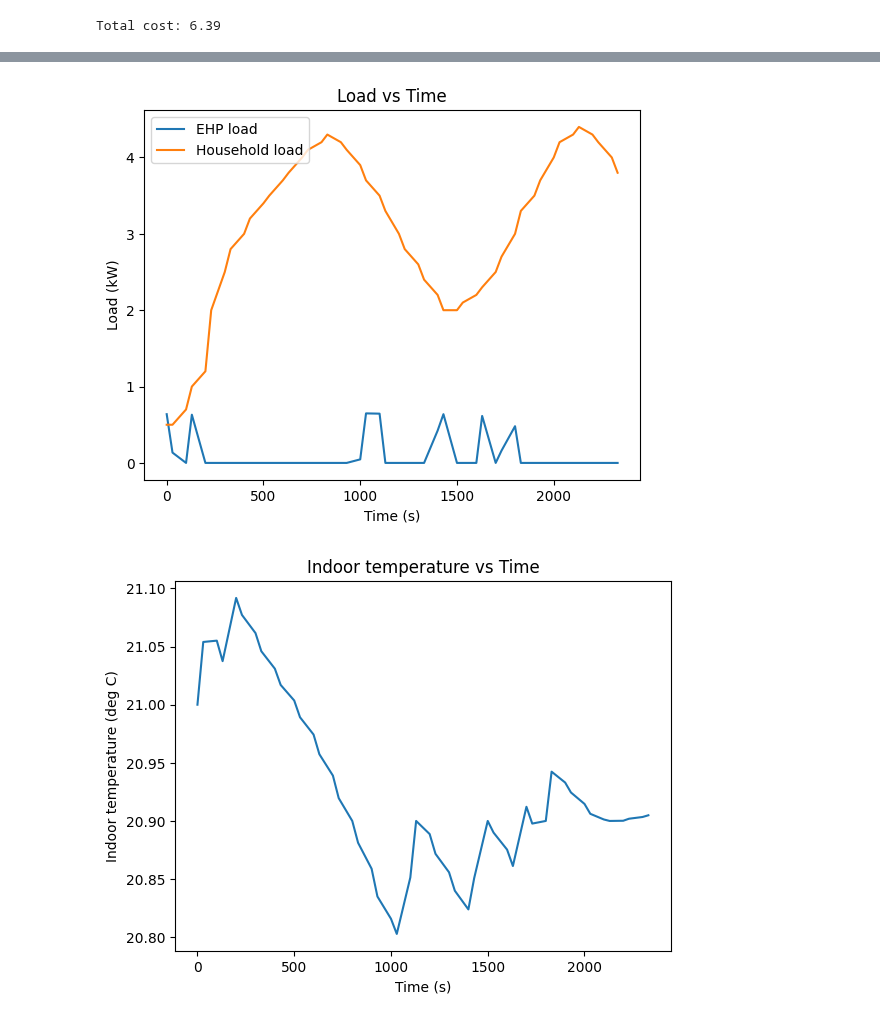
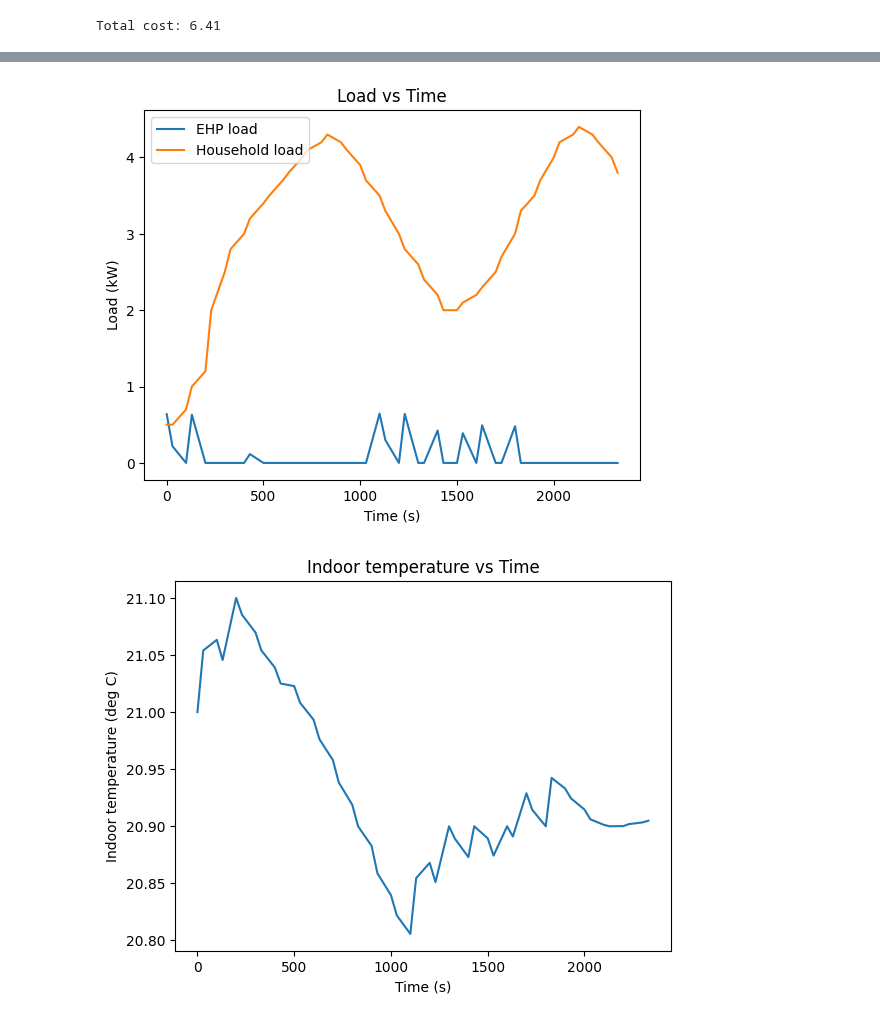
Before and after one commit to Muckthebuck/2023-Energy-kit, a Jupyter notebook: optimization.ipynb, the cells around one changed output, grey strips where cells are left out. Cells and saved outputs as stored; diff of their text form; code cells hidden in the pictures.

```diff
--- a/optimization.ipynb
+++ b/optimization.ipynb
@@ -55,7 +55,7 @@ class controller:
 
     # Inital building temperature and SOC (should be fed back as input after first execution)
     inital_temp = 21
-    inital_SoC = 6.5 # 50 percent
+    inital_SoC = 6.75 # 50 percent
     period_end =  48 # End point of time period relative to the inital loop run
 
     def controller_model(self,T_out, Load, Ins_PV, Im_tariff, Ex_tariff, Occupancy):
@@ -81,7 +81,7 @@ class controller:
         ### INPUTS ###
 
         # The SoC should always return to 50 percent at the same time in every time horizon
-        target_SoC = 6.5
+        target_SoC = 6.75
 
         # Power flow error tolerance (increase to avoid infeasabilities)
         error_tolerance = 0.001 # kW
@@ -472,4 +472,4 @@ plot_forecast(m,time_array)
 # Update Occcupancy array based on new time array
 Occupancy = update_occupancy(Occupancy, time_array)
 # %% [output]
-Total cost: 6.39
+Total cost: 6.41
@@ -480,6 +480,6 @@ Total cost: 6.39
 [figure]
-[figure, old version]
+[figure, new version]
-[figure, old version]
+[figure, new version]
 # %%
 ###Integration###
 from online_batches import online_batches
```
Also changed, not shown: parts of 5 cells of this notebook.
